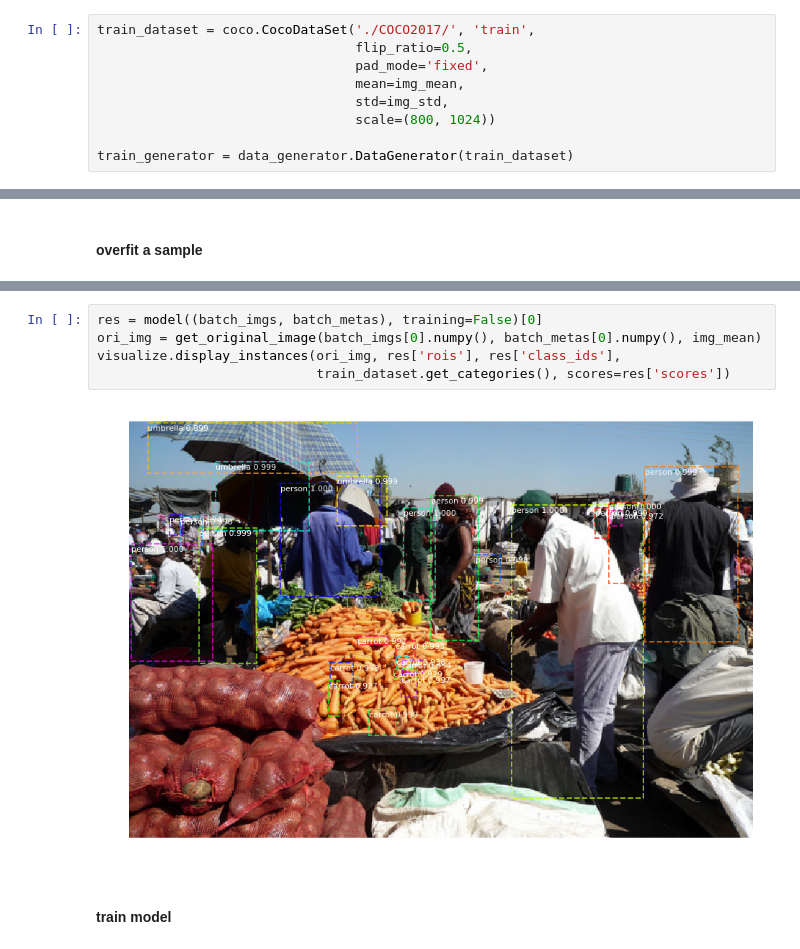
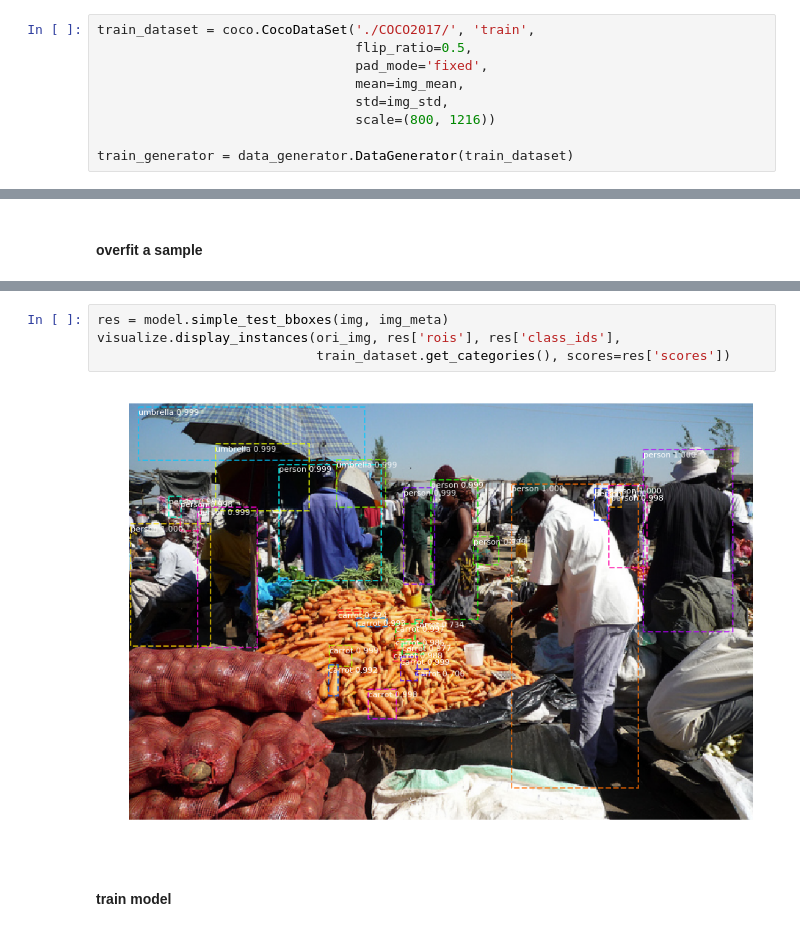
Before and after one commit to Viredery/tf-eager-fasterrcnn, a Jupyter notebook: train_model.ipynb, the cells around one changed output, grey strips where cells are left out. Cells and saved outputs as stored; diff of their text form.

```diff
--- a/train_model.ipynb
+++ b/train_model.ipynb
@@ -28,7 +28,7 @@ train_dataset = coco.CocoDataSet('./COCO2017/', 'train',
                                  pad_mode='fixed',
                                  mean=img_mean,
                                  std=img_std,
-                                 scale=(800, 1024))
+                                 scale=(800, 1216))
 
 train_generator = data_generator.DataGenerator(train_dataset)
 # %% [output]
@@ -125,10 +127,9 @@ epoch 99 - 0.14468573
 # %%
-res = model((batch_imgs, batch_metas), training=False)[0]
-ori_img = get_original_image(batch_imgs[0].numpy(), batch_metas[0].numpy(), img_mean)
+res = model.simple_test_bboxes(img, img_meta)
 visualize.display_instances(ori_img, res['rois'], res['class_ids'],
                             train_dataset.get_categories(), scores=res['scores'])
 # %% [output]
-[figure, old version]
+[figure, new version]
 # %% [markdown]
 #### train model
 # %%
```
Also changed, not shown: parts of 6 cells of this notebook, 4 other files.
